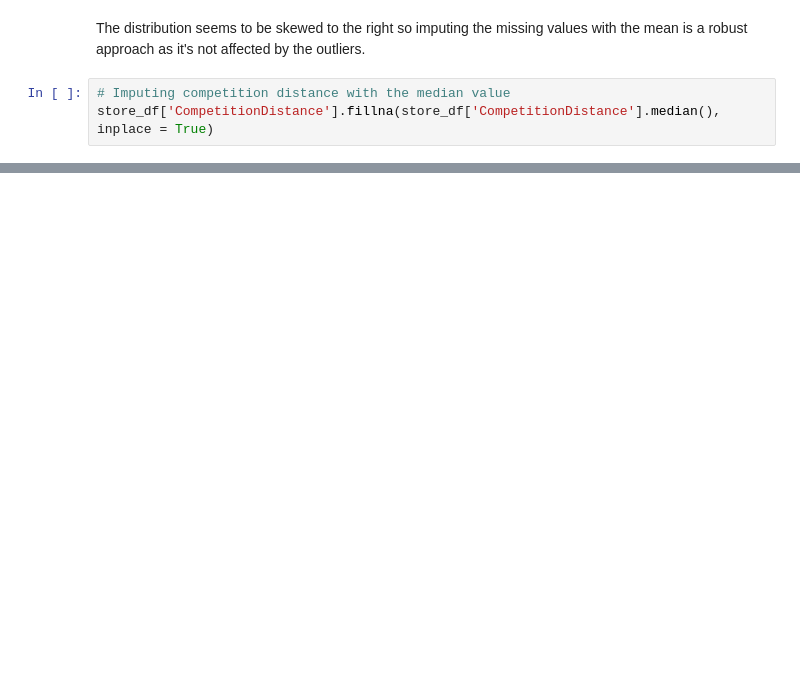
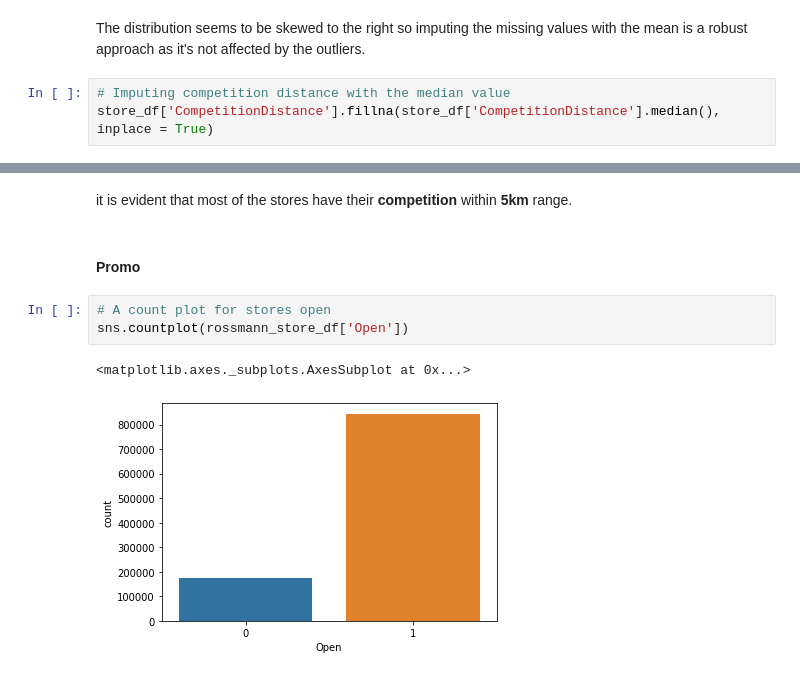
Before and after one commit to sahu-vishal/Rossmann-Sales-Prediction, a Jupyter notebook: Rossmann_Sales_Prediction_Capstone_Project.ipynb, the cells around one changed output, grey strips where cells are left out. Saved outputs shown, nothing was run; the diff lists cells and outputs as text; blank space fills up the shorter version.

```diff
--- a/Rossmann_Sales_Prediction_Capstone_Project.ipynb
+++ b/Rossmann_Sales_Prediction_Capstone_Project.ipynb
@@ -211,0 +299,10 @@ memory usage: 147.5+ MB
+# %% [markdown]
+it is evident that most of the stores have their **competition** within **5km** range.
+# %% [markdown]
+#### Promo
+# %%
+# A count plot for stores open
+sns.countplot(rossmann_store_df['Open'])
+# %% [output]
+<matplotlib.axes._subplots.AxesSubplot at 0x...>
+[figure, added]
```
Also changed, not shown: parts of 103 cells of this notebook.
